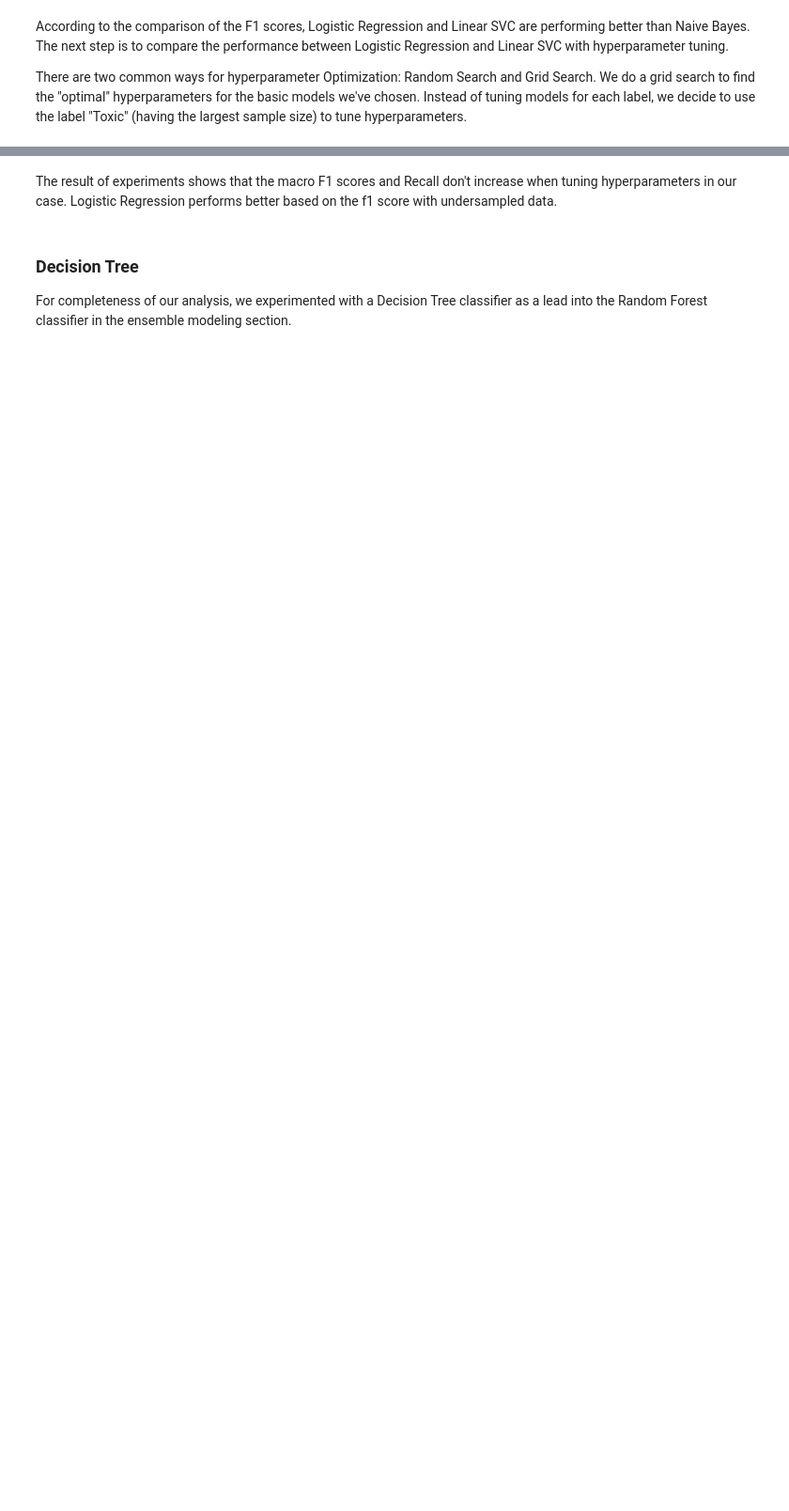
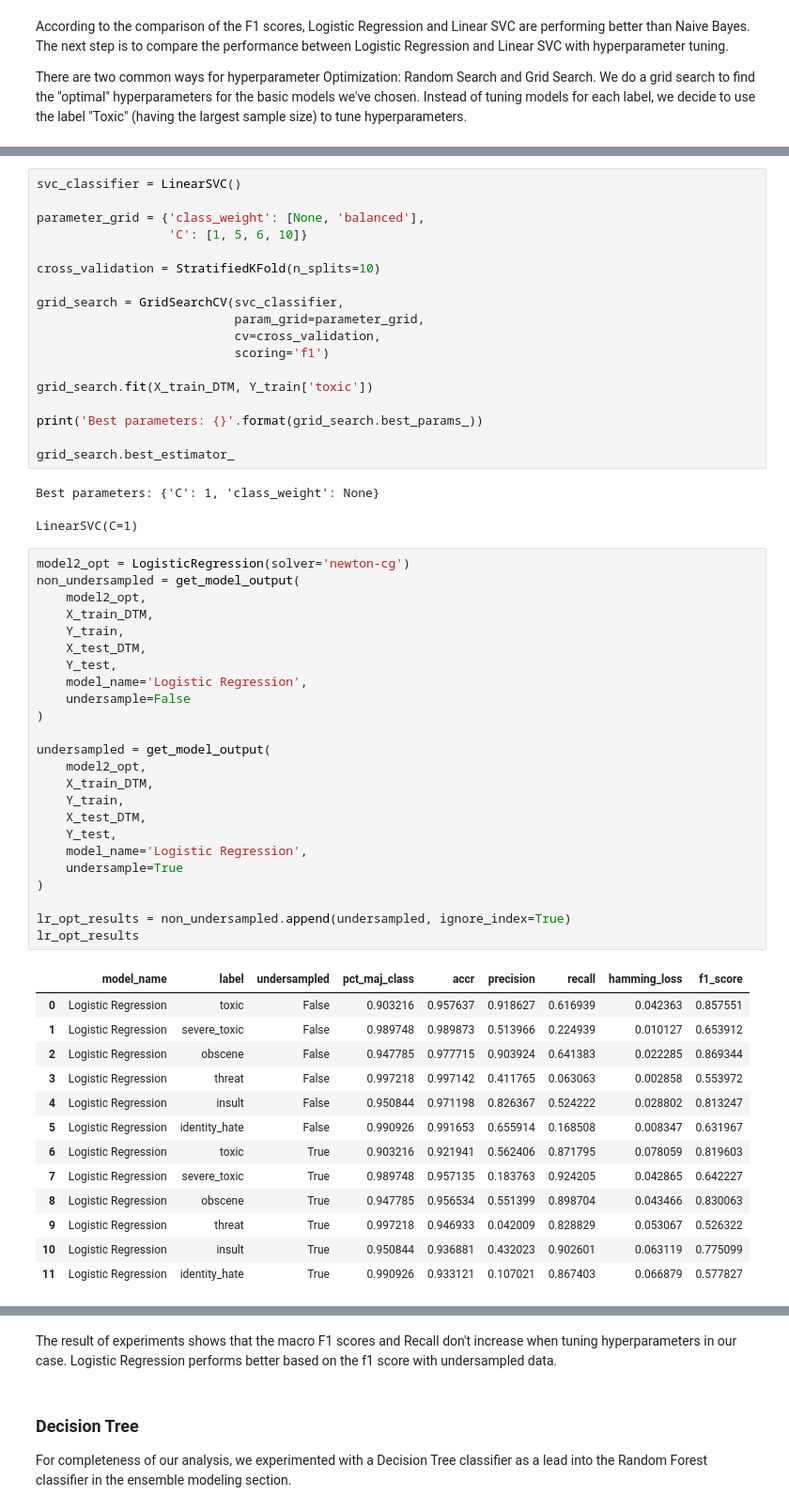
Before and after one commit to hsiungc/w207_qiao_ma_hsiung, a Jupyter notebook: notebooks/Toxic comment classification.ipynb, the cells around one changed output, grey strips where cells are left out. Shown at 94% size. Cells and saved outputs as stored; diff of their text form; blank space fills up the shorter version.

```diff
--- a/notebooks/Toxic comment classification.ipynb
+++ b/notebooks/Toxic comment classification.ipynb
@@ -680,0 +604,59 @@ meth_opt.groupby('model_name')[['accr','precision','recall','hamming_loss','f1_s
+# %%
+svc_classifier = LinearSVC()
+
+parameter_grid = {'class_weight': [None, 'balanced'],
+                  'C': [1, 5, 6, 10]}
+
+cross_validation = StratifiedKFold(n_splits=10)
+
+grid_search = GridSearchCV(svc_classifier,
+                           param_grid=parameter_grid,
+                           cv=cross_validation,
+                           scoring='f1')
+
+grid_search.fit(X_train_DTM, Y_train['toxic'])
+
+print('Best parameters: {}'.format(grid_search.best_params_))
+
+grid_search.best_estimator_
+# %% [output]
+Best parameters: {'C': 1, 'class_weight': None}
+LinearSVC(C=1)
+# %%
+model2_opt = LogisticRegression(solver='newton-cg')
+non_undersampled = get_model_output(
+    model2_opt,
+    X_train_DTM,
+    Y_train,
+    X_test_DTM,
+    Y_test,
+    model_name='Logistic Regression',
+    undersample=False
+)
+
+undersampled = get_model_output(
+    model2_opt,
+    X_train_DTM,
+    Y_train,
+    X_test_DTM,
+    Y_test,
+    model_name='Logistic Regression',
+    undersample=True
+)
+
+lr_opt_results = non_undersampled.append(undersampled, ignore_index=True)
+lr_opt_results
+# %% [output]
+|  | model_name | label | undersampled | pct_maj_class | accr | precision | recall | hamming_loss | f1_score |
+| 0 | Logistic Regression | toxic | False | 0.903216 | 0.957637 | 0.918627 | 0.616939 | 0.042363 | 0.857551 |
+| 1 | Logistic Regression | severe_toxic | False | 0.989748 | 0.989873 | 0.513966 | 0.224939 | 0.010127 | 0.653912 |
+| 2 | Logistic Regression | obscene | False | 0.947785 | 0.977715 | 0.903924 | 0.641383 | 0.022285 | 0.869344 |
+| 3 | Logistic Regression | threat | False | 0.997218 | 0.997142 | 0.411765 | 0.063063 | 0.002858 | 0.553972 |
+| 4 | Logistic Regression | insult | False | 0.950844 | 0.971198 | 0.826367 | 0.524222 | 0.028802 | 0.813247 |
+| 5 | Logistic Regression | identity_hate | False | 0.990926 | 0.991653 | 0.655914 | 0.168508 | 0.008347 | 0.631967 |
+| 6 | Logistic Regression | toxic | True | 0.903216 | 0.921941 | 0.562406 | 0.871795 | 0.078059 | 0.819603 |
+| 7 | Logistic Regression | severe_toxic | True | 0.989748 | 0.957135 | 0.183763 | 0.924205 | 0.042865 | 0.642227 |
+| 8 | Logistic Regression | obscene | True | 0.947785 | 0.956534 | 0.551399 | 0.898704 | 0.043466 | 0.830063 |
+| 9 | Logistic Regression | threat | True | 0.997218 | 0.946933 | 0.042009 | 0.828829 | 0.053067 | 0.526322 |
+| 10 | Logistic Regression | insult | True | 0.950844 | 0.936881 | 0.432023 | 0.902601 | 0.063119 | 0.775099 |
+| 11 | Logistic Regression | identity_hate | True | 0.990926 | 0.933121 | 0.107021 | 0.867403 | 0.066879 | 0.577827 |
```
Also changed, not shown: parts of 14 cells of this notebook, 3 other files.
